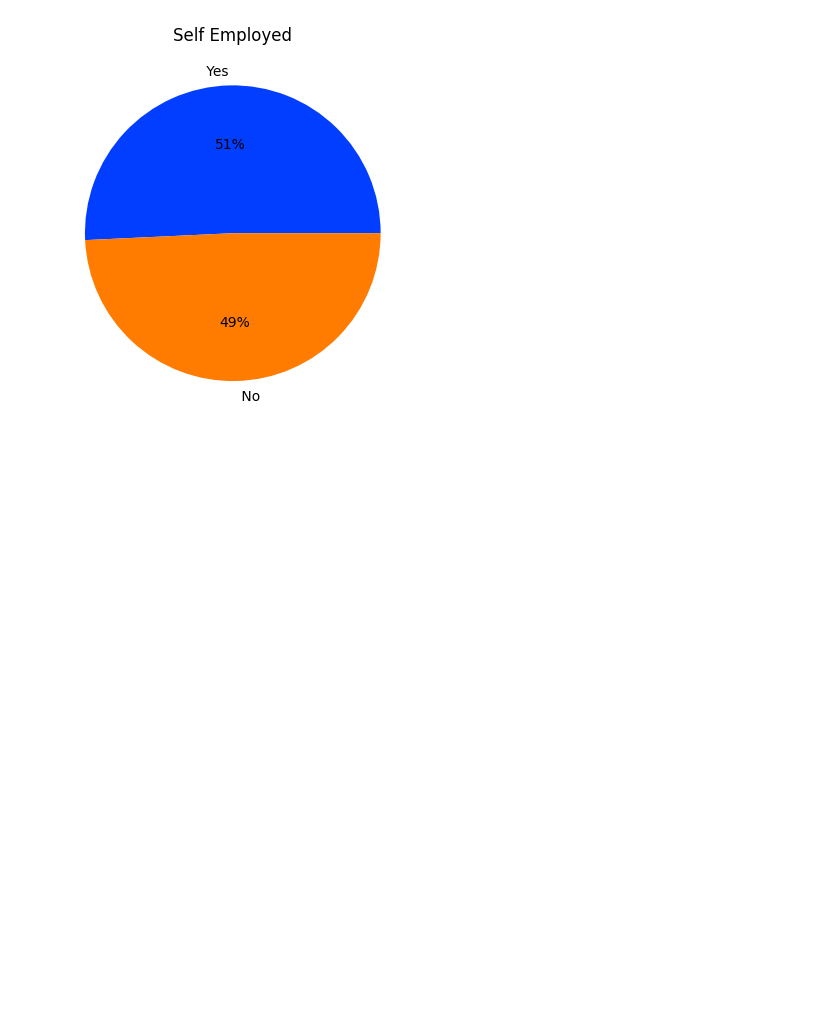
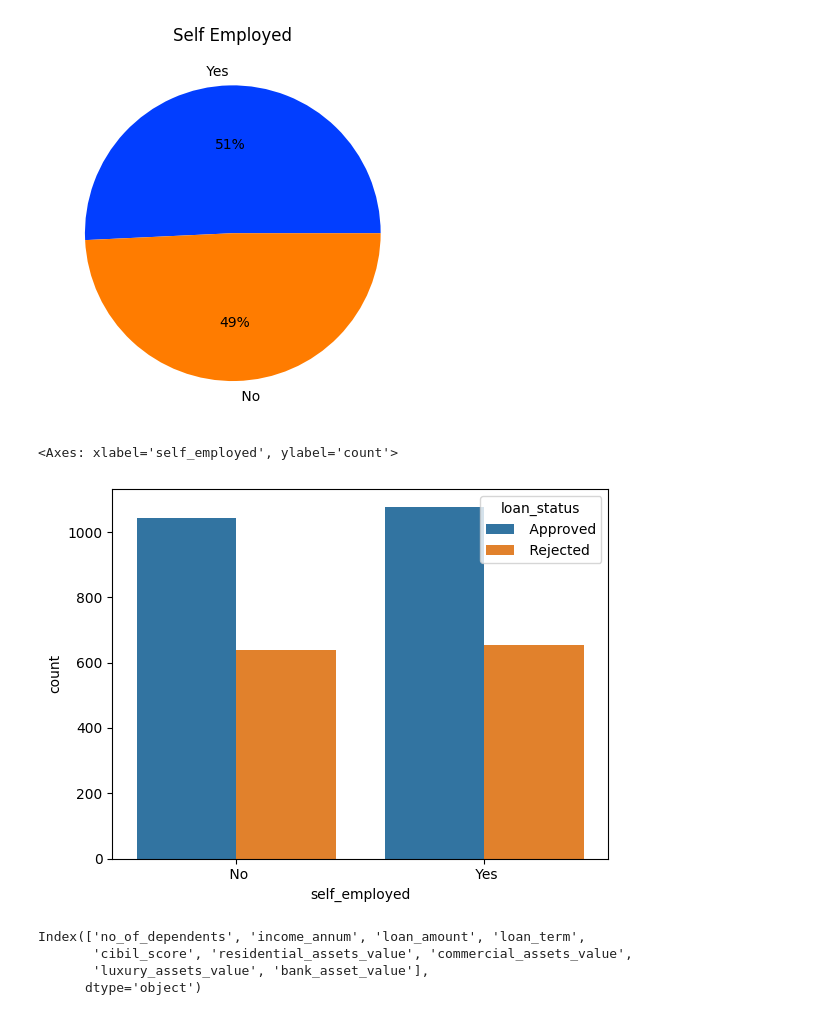
Before and after one commit to NeelaGitH/Loan-Prediction, a Jupyter notebook: model.ipynb, the cells around one changed output. Drawn from its saved outputs; the diff is of its cells as text; code cells hidden in the pictures; blank space fills up the shorter version.

```diff
--- a/model.ipynb
+++ b/model.ipynb
@@ -96,3 +125,15 @@ plt.title("Self Employed")
 # %% [output]
 Text(0.5, 1.0, 'Self Employed')
 [figure]
+# %%
+sns.countplot(data = train_df, x = "self_employed", hue = "loan_status")
+# %% [output]
+<Axes: xlabel='self_employed', ylabel='count'>
+[figure, added]
+# %%
+X_train.select_dtypes(include="number").columns
+# %% [output]
+Index(['no_of_dependents', 'income_annum', 'loan_amount', 'loan_term',
+       'cibil_score', 'residential_assets_value', 'commercial_assets_value',
+       'luxury_assets_value', 'bank_asset_value'],
+      dtype='object')
```
Also changed, not shown: parts of 42 cells of this notebook.
